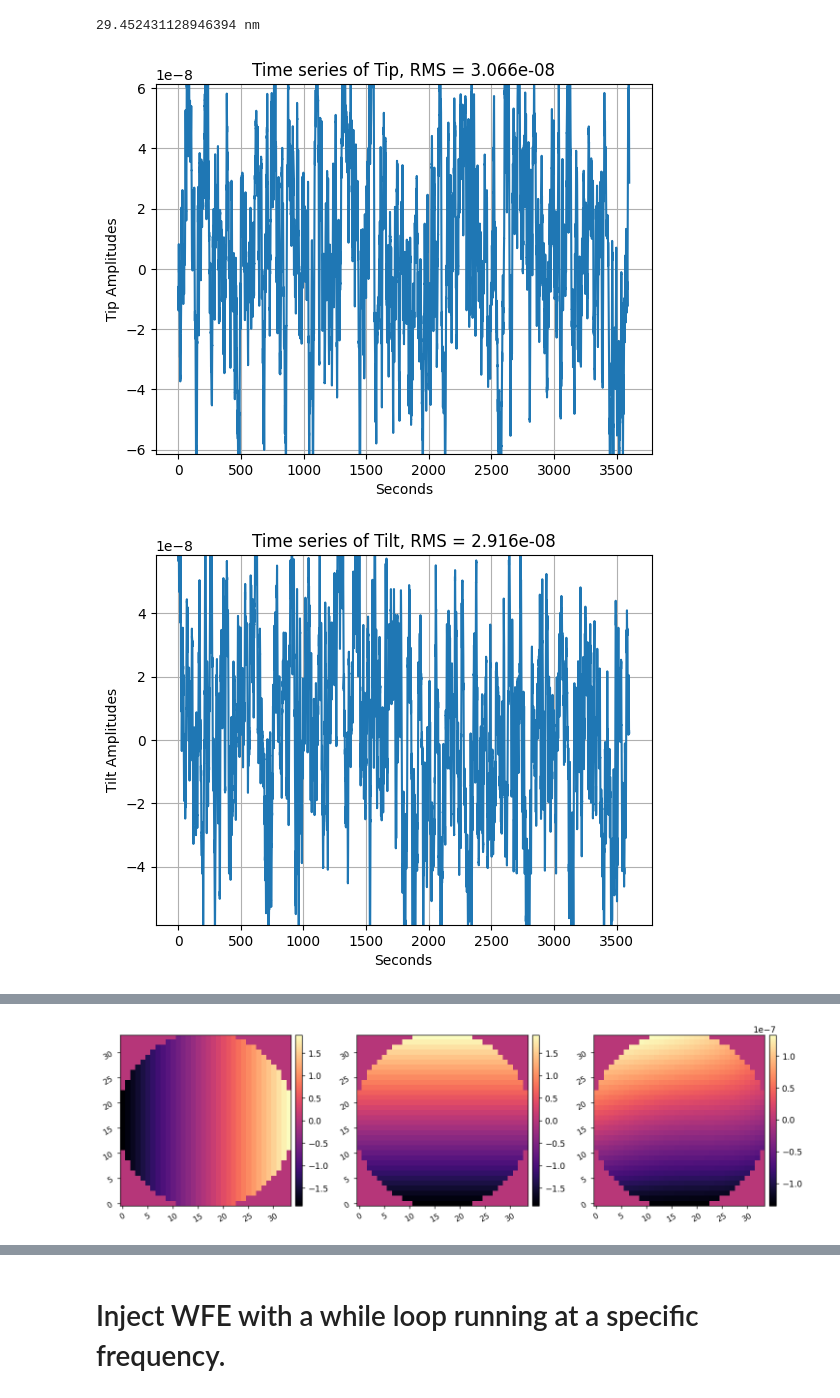
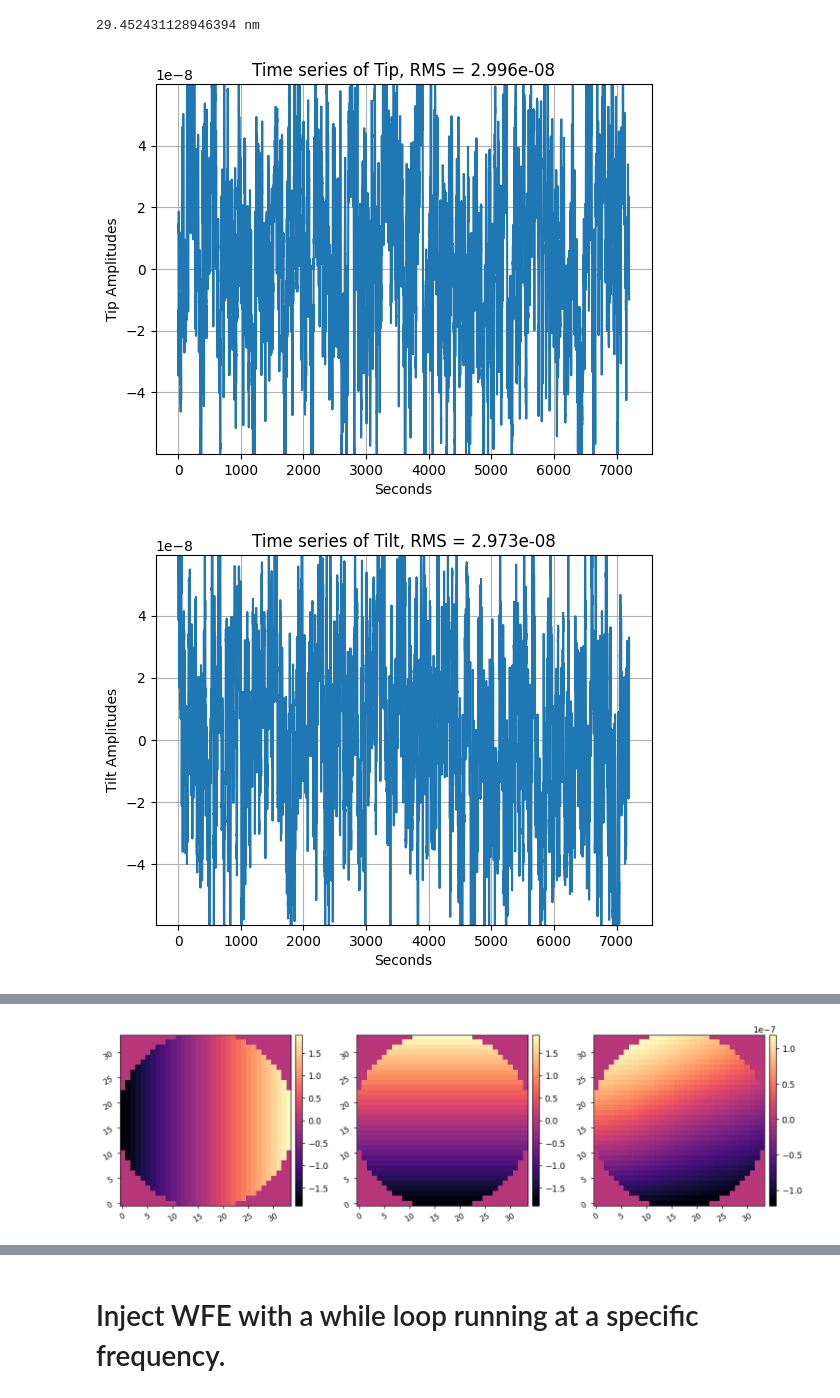
Before and after one commit to kian1377/scoob-exps, a Jupyter notebook: llowfsc-mono/inject_wfe.ipynb, the cells around one changed output, grey strips where cells are left out. Saved outputs shown, nothing was run; the diff lists cells and outputs as text; code cells hidden in the pictures.

```diff
--- a/llowfsc-mono/inject_wfe.ipynb
+++ b/llowfsc-mono/inject_wfe.ipynb
@@ -34,9 +34,9 @@ total_pupil_diam = 2.43*u.m
 dm_beam_diam = 9.4*u.mm
 jitter = 10*u.mas
 
-fmax = 250*u.Hz
+fmax = 100*u.Hz
 tmax = 10*u.min
-tmax = 1*u.hour
+tmax = 2*u.hour
 
 mag = (total_pupil_diam / dm_beam_diam).decompose().value
 tt_pv_to_rms = 1/4
@@ -61,32 +61,33 @@ for i in range(N_wfe_modes):
     psd = psds.kneePSD(freqs, 1, f_knee.to_value(u.Hz), slope)
     coeff = psds.generate_time_series(psd, fmax, rms=1, seed=seeds[i])
     sign = 1 if xp.random.randn(1)>0 else -1
     wfe_time_series[i] = wfe_modes_rms[i] * sign * xp.array(coeff)
 
 wfe_time_series = wfe_time_series[:, times<tmax.to_value(u.s)]
 
 times = times[times<tmax.to_value(u.s)]
 tip = wfe_time_series[0]
 tilt = wfe_time_series[1]
 defocus = wfe_time_series[2]
 
 psds.plot_time_series(times, tip, name='Tip')
 psds.plot_time_series(times, tilt, name='Tilt')
 psds.plot_time_series(times, defocus, name='Defocus')
 
 lo_wfe = xp.sum( wfe_time_series[:, 500, None, None] * wfe_modes, axis=0)
 imshow3(wfe_modes[0], wfe_modes[1], lo_wfe)
 
 wfe_data = {
     'times':times,
     'wfe_rms_time_series':wfe_time_series,
     'wfe_modes':wfe_modes,
     'modal_rms':wfe_modes_rms,
     'modal_knee_freqs':knee_freqs,
     'seeds':seeds,
+    'fmax':fmax,
 }
 lina.utils.save_pickle(f'../data/llowfsc+iefc/{today}_injected_wfe_data.pkl', wfe_data)
 # %% [output]
 29.452431128946394 nm
-[figure, old version]
+[figure, new version]
-[figure, old version]
+[figure, new version]
@@ -94,4 +95,4 @@ lina.utils.save_pickle(f'../data/llowfsc+iefc/{today}_injected_wfe_data.pkl', wf
-[figure, old version]
+[figure, new version]
 Saved data to:  ../data/llowfsc+iefc/20241216_injected_wfe_data.pkl
 # %% [markdown]
 # Inject WFE with a while loop running at a specific frequency.
```
Also changed, not shown: parts of 1 cell of this notebook, 1 other file.
